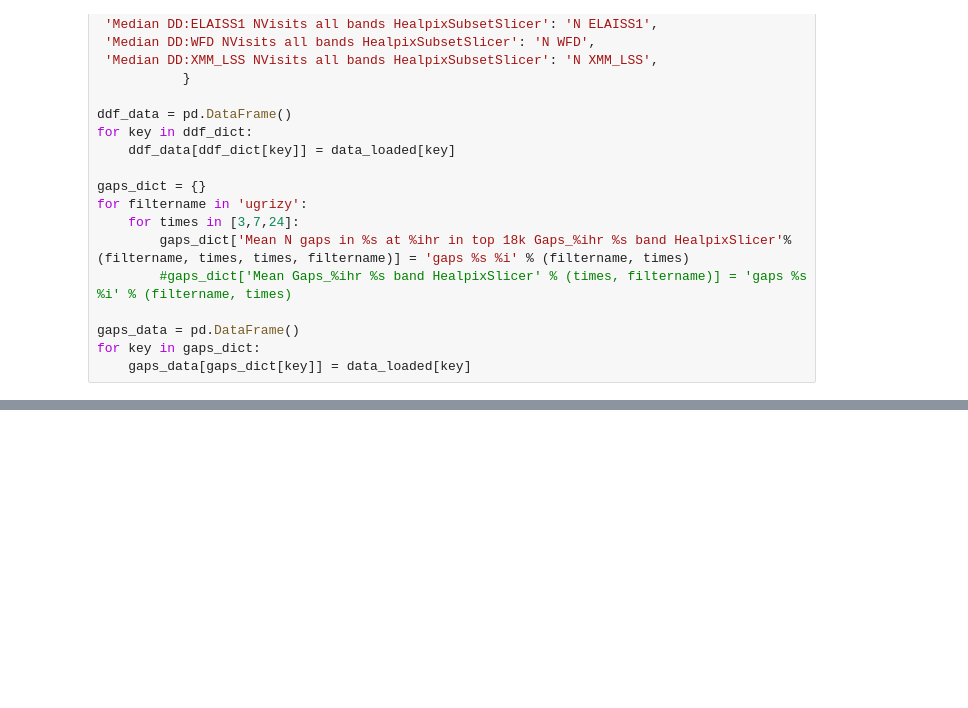
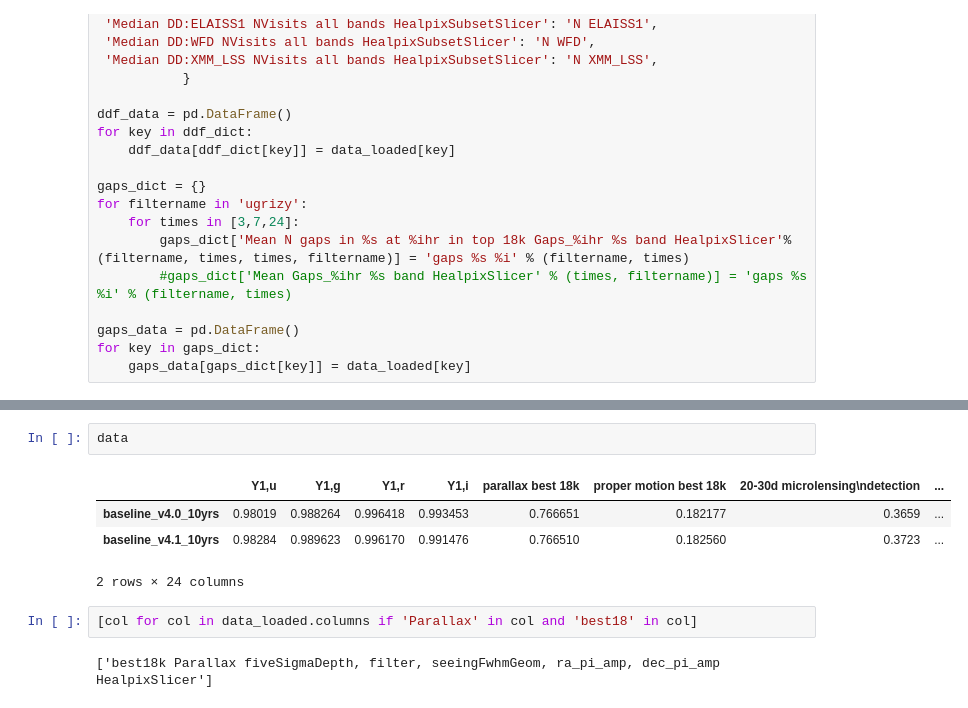
Before and after one commit to lsst-sims/sims_featureScheduler_runs4.1, a Jupyter notebook: maf/quick_look.ipynb, the cells around one changed output, grey strips where cells are left out. Drawn from its saved outputs; the diff is of its cells as text; blank space fills up the shorter version.

```diff
--- a/maf/quick_look.ipynb
+++ b/maf/quick_look.ipynb
@@ -330,0 +216,11 @@ for col in sub_data.columns:
+# %%
+data
+# %% [output]
+|  | Y1,u | Y1,g | Y1,r | Y1,i | parallax best 18k | proper motion best 18k | 20-30d microlensing\ndetection | ... |
+| baseline_v4.0_10yrs | 0.98019 | 0.988264 | 0.996418 | 0.993453 | 0.766651 | 0.182177 | 0.3659 | ... |
+| baseline_v4.1_10yrs | 0.98284 | 0.989623 | 0.996170 | 0.991476 | 0.766510 | 0.182560 | 0.3723 | ... |
+2 rows × 24 columns
+# %%
+[col for col in data_loaded.columns if 'Parallax' in col and 'best18' in col]
+# %% [output]
+['best18k Parallax fiveSigmaDepth, filter, seeingFwhmGeom, ra_pi_amp, dec_pi_amp HealpixSlicer']
```
Also changed, not shown: parts of 13 cells of this notebook.
